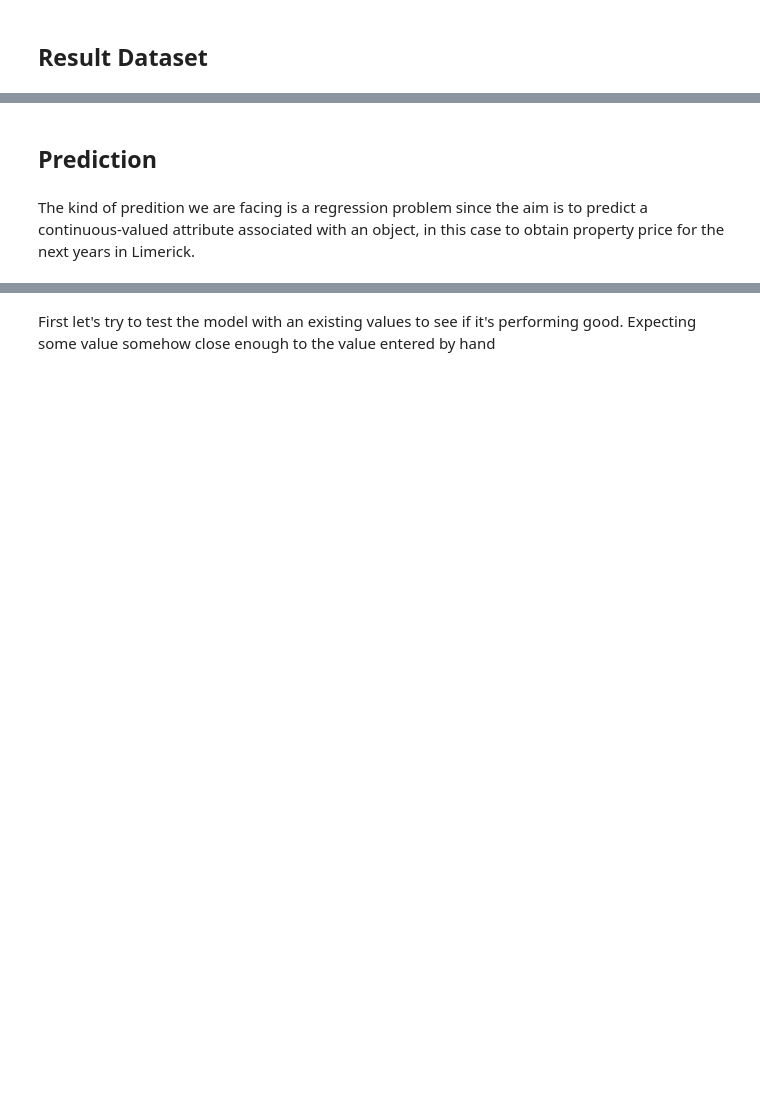
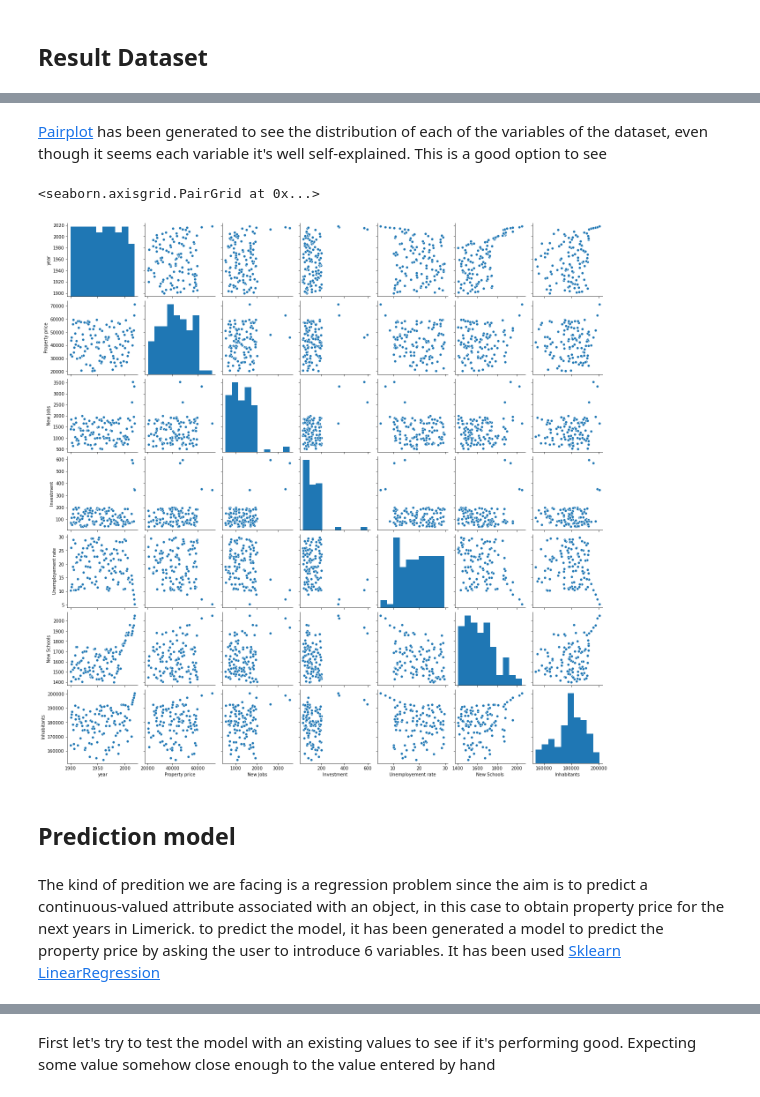
Before and after one commit to Manuferu/Project_PDA, a Jupyter notebook: house_price.ipynb, the cells around one changed output, grey strips where cells are left out. Saved outputs shown, nothing was run; the diff lists cells and outputs as text; code cells hidden in the pictures; blank space fills up the shorter version.

```diff
--- a/house_price.ipynb
+++ b/house_price.ipynb
@@ -359,7 +343,14 @@ with pd.option_context('display.max_rows', None, 'display.max_columns', None):
+# %% [markdown]
+[Pairplot](https://seaborn.pydata.org/generated/seaborn.pairplot.html) has been generated to see the distribution of each of the variables of the dataset, even though it seems each variable it's well self-explained. This is a good option to see
+# %%
+sns.pairplot(merge_Pop_growth)
+# %% [output]
+<seaborn.axisgrid.PairGrid at 0x...>
+[figure, added]
 # %% [markdown]
-## Prediction
+## Prediction model
 # %% [markdown]
-The kind of predition we are facing is a regression problem since the aim is to predict a continuous-valued attribute associated with an object, in this case to obtain property price for the next years in Limerick.
+The kind of predition we are facing is a regression problem since the aim is to predict a continuous-valued attribute associated with an object, in this case to obtain property price for the next years in Limerick. to predict the model, it has been generated a model to predict the property price by asking the user to introduce 6 variables. It has been used [Sklearn LinearRegression](https://scikit-learn.org/stable/modules/generated/sklearn.linear_model.LinearRegression.html)
 # %%
 inputs= merge_Pop_growth[['year','New Jobs','Investment','Unemployement rate','New Schools','Inhabitants']]
 outputs = merge_Pop_growth[['Property price']]
```
Also changed, not shown: parts of 37 cells of this notebook, 5 other files.
